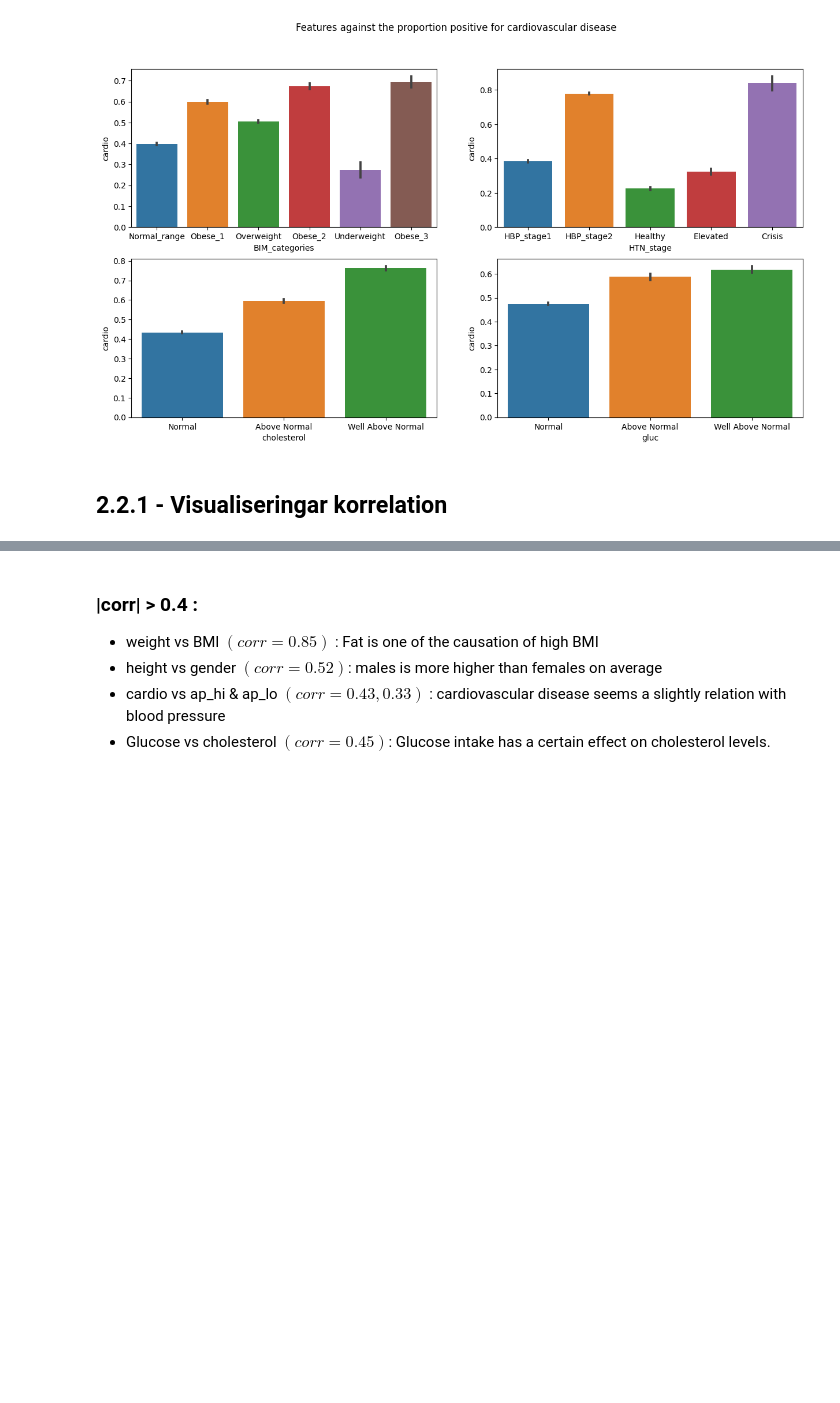
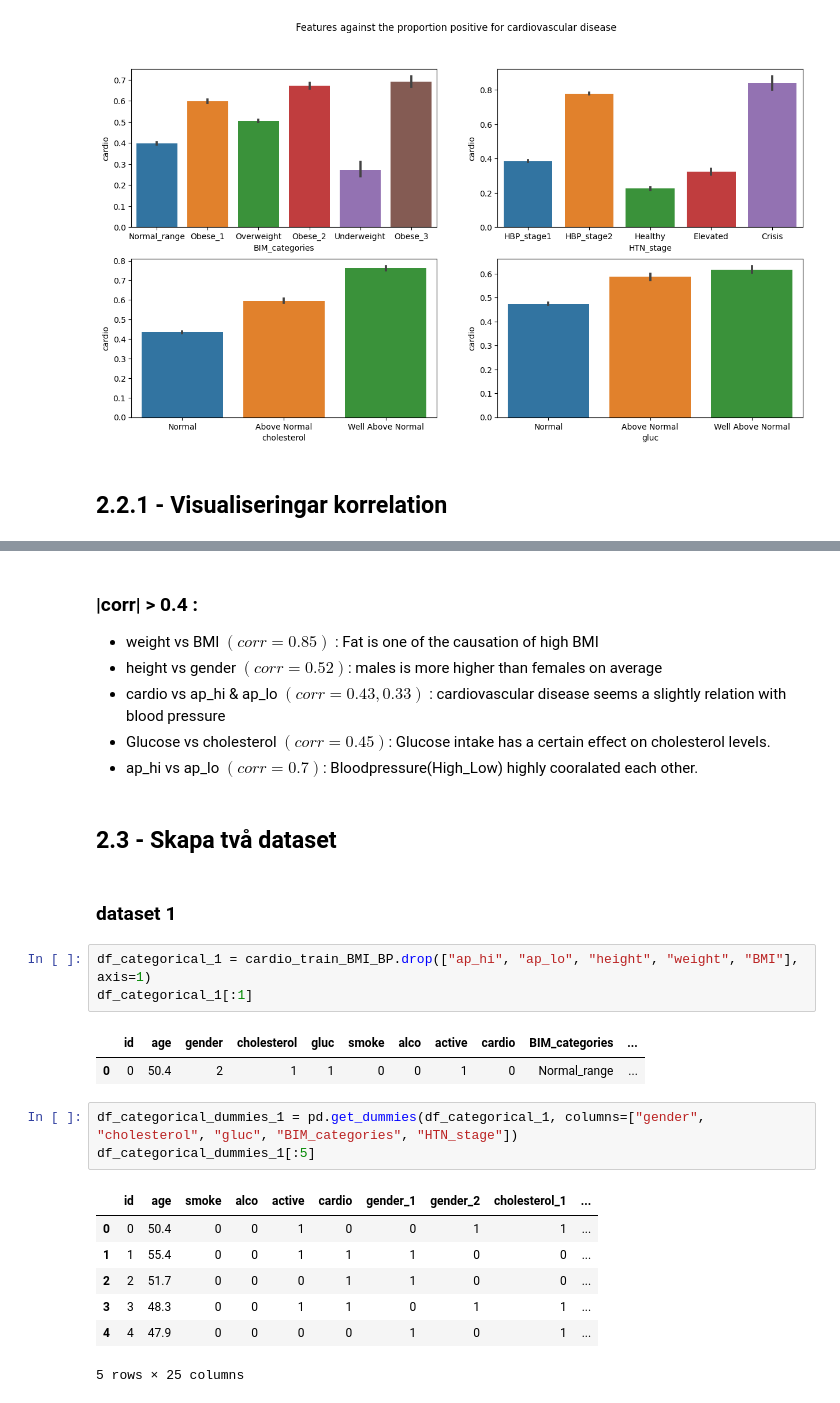
Before and after one commit to cooperhankun/Maskininlarning, a Jupyter notebook: Lab/Lab_2/Lab_2.ipynb, the cells around one changed output, grey strips where cells are left out. Saved outputs shown, nothing was run; the diff lists cells and outputs as text; blank space fills up the shorter version.

```diff
--- a/Lab/Lab_2/Lab_2.ipynb
+++ b/Lab/Lab_2/Lab_2.ipynb
@@ -352,3 +334,25 @@ Text(0.5, 1.0, 'Correlation between Features')
 - height vs gender $(corr = 0.52)$: males is more higher than females on average
 - cardio vs ap_hi & ap_lo $(corr = 0.43, 0.33)$ : cardiovascular disease seems a slightly relation with blood pressure
 - Glucose vs cholesterol $(corr = 0.45)$: Glucose intake has a certain effect on cholesterol levels.
+- ap_hi vs ap_lo $(corr = 0.7)$: Bloodpressure(High_Low) highly cooralated each other.
+# %% [markdown]
+## 2.3 - Skapa två dataset
+# %% [markdown]
+### dataset 1
+# %%
+df_categorical_1 = cardio_train_BMI_BP.drop(["ap_hi", "ap_lo", "height", "weight", "BMI"], axis=1)
+df_categorical_1[:1]
+# %% [output]
+|  | id | age | gender | cholesterol | gluc | smoke | alco | active | cardio | BIM_categories | ... |
+| 0 | 0 | 50.4 | 2 | 1 | 1 | 0 | 0 | 1 | 0 | Normal_range | ... |
+# %%
+df_categorical_dummies_1 = pd.get_dummies(df_categorical_1, columns=["gender", "cholesterol", "gluc", "BIM_categories", "HTN_stage"])
+df_categorical_dummies_1[:5]
+# %% [output]
+|  | id | age | smoke | alco | active | cardio | gender_1 | gender_2 | cholesterol_1 | ... |
+| 0 | 0 | 50.4 | 0 | 0 | 1 | 0 | 0 | 1 | 1 | ... |
+| 1 | 1 | 55.4 | 0 | 0 | 1 | 1 | 1 | 0 | 0 | ... |
+| 2 | 2 | 51.7 | 0 | 0 | 0 | 1 | 1 | 0 | 0 | ... |
+| 3 | 3 | 48.3 | 0 | 0 | 1 | 1 | 0 | 1 | 1 | ... |
+| 4 | 4 | 47.9 | 0 | 0 | 0 | 0 | 1 | 0 | 1 | ... |
+5 rows × 25 columns
```
Also changed, not shown: parts of 37 cells of this notebook.
